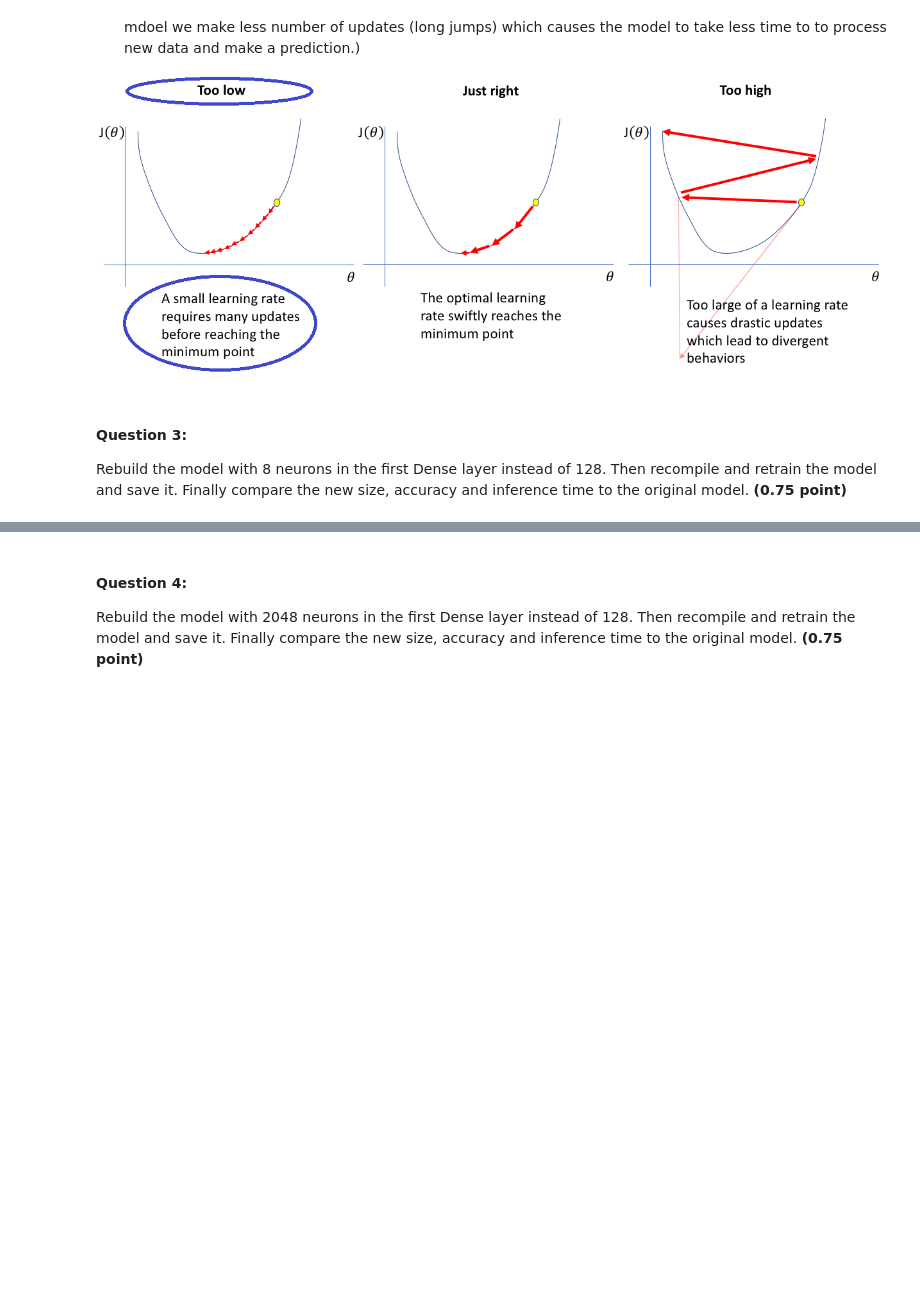
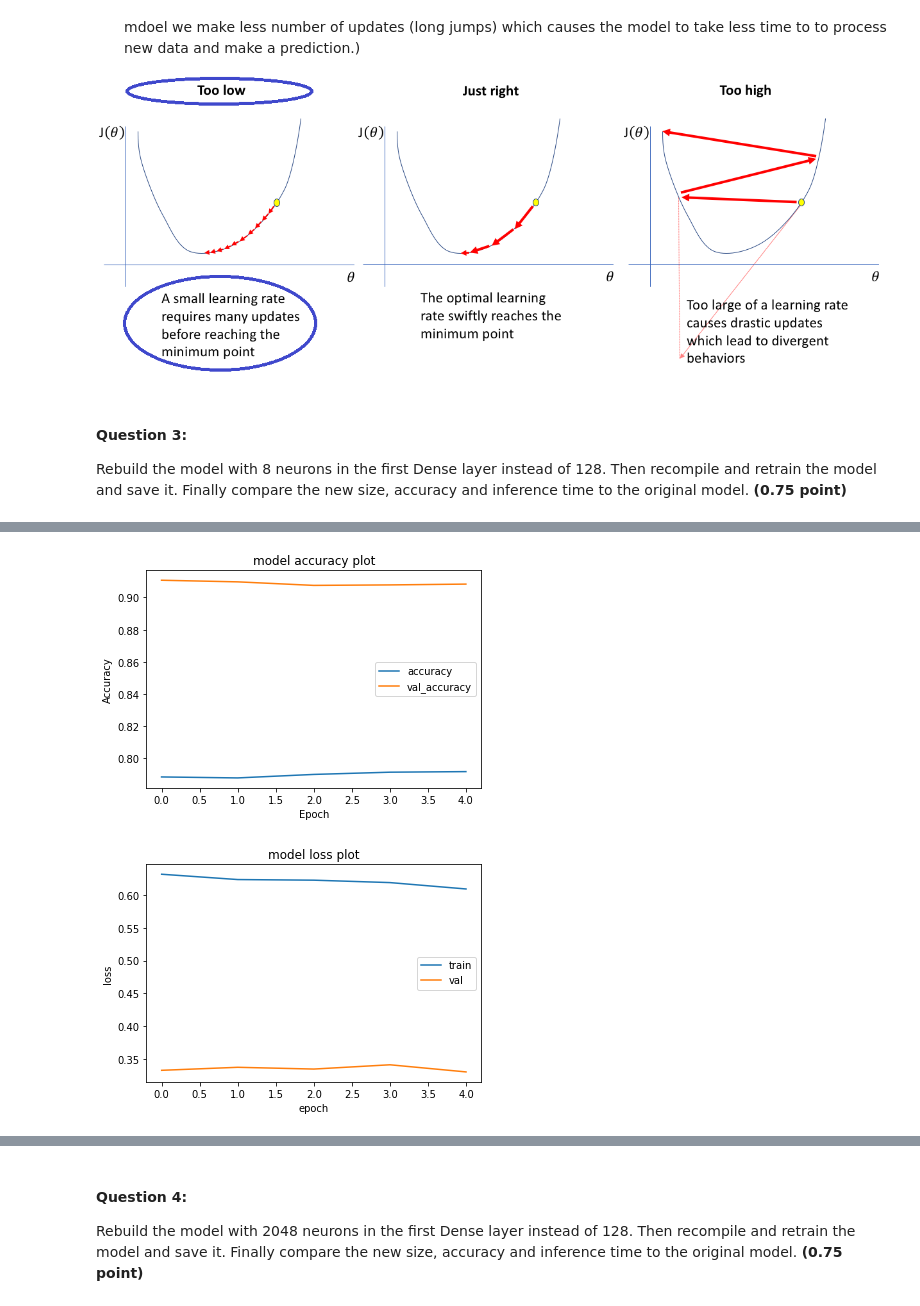
Before and after one commit to nagusubra/ENDG511_Labs, a Jupyter notebook: Lab1/ENDG511_LAB_1.ipynb, the cells around one changed output, grey strips where cells are left out. Saved outputs shown, nothing was run; the diff lists cells and outputs as text; code cells hidden in the pictures; blank space fills up the shorter version.

Commit message:
Updated part 2 q3

```diff
--- a/Lab1/ENDG511_LAB_1.ipynb
+++ b/Lab1/ENDG511_LAB_1.ipynb
@@ -424,0 +433,9 @@ Rebuild the model with 8 neurons in the first Dense layer instead of 128. Then r
+# %%
+# Save your model
+model_q3.save('part1_q3_model.h5')
+
+# Recreate the exact same model, including its weights and the optimizer
+new_model_q3 = tf.keras.models.load_model('part1_q3_model.h5')
+
+# Show the model architecture
+new_model_q3.summary()
@@ -424,0 +464,8 @@ Rebuild the model with 8 neurons in the first Dense layer instead of 128. Then r
+# %%
+optimizer = tf.keras.optimizers.Adam(learning_rate=0.001)
+new_model_q3.compile(optimizer=optimizer,
+              loss=tf.keras.losses.SparseCategoricalCrossentropy(from_logits=True),
+              metrics=['accuracy'])
+
+history_q3 = new_model_q3.fit(train_images, train_labels, epochs=5,
+                    validation_data=(test_images, test_labels))
@@ -424,0 +487,19 @@ Rebuild the model with 8 neurons in the first Dense layer instead of 128. Then r
+# %%
+plt.plot(history_q3.history['accuracy'], label='accuracy')
+plt.plot(history_q3.history['val_accuracy'], label = 'val_accuracy')
+plt.title('model accuracy plot')
+plt.xlabel('Epoch')
+plt.ylabel('Accuracy')
+plt.legend(loc='best')
+plt.show()
+
+plt.plot(history_q3.history['loss'])
+plt.plot(history_q3.history['val_loss'])
+plt.title('model loss plot')
+plt.ylabel('loss')
+plt.xlabel('epoch')
+plt.legend(['train', 'val'], loc='best')
+plt.show()
+# %% [output]
+[figure, added]
+[figure, added]
```
Also changed, not shown: parts of 51 cells of this notebook.
